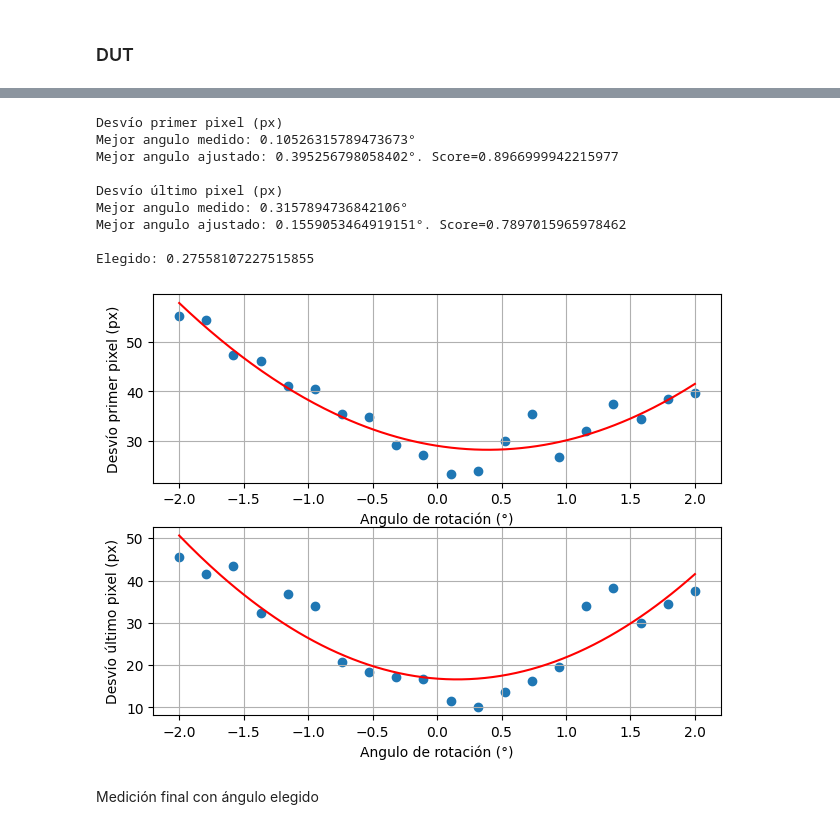
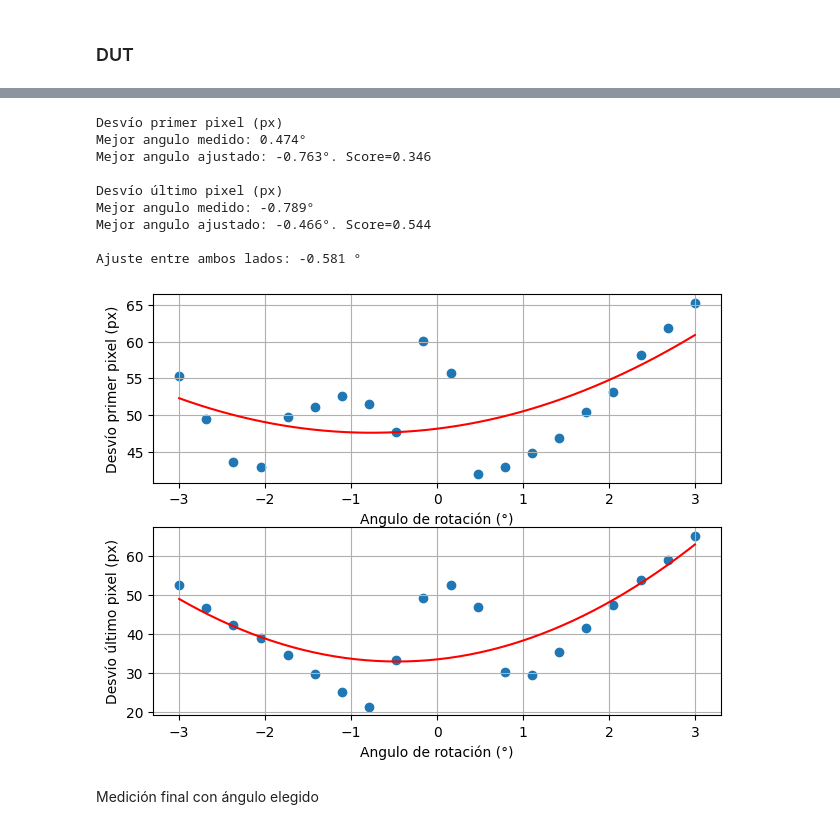
Before and after one commit to MartinMusumano/Medicion_lineas_RF, a Jupyter notebook: medicion_diametros.ipynb, the cells around one changed output, grey strips where cells are left out. Saved outputs shown, nothing was run; the diff lists cells and outputs as text; code cells hidden in the pictures.

```diff
--- a/medicion_diametros.ipynb
+++ b/medicion_diametros.ipynb
@@ -171,48 +194,25 @@ ENDEREZAMIENTO
-# %%
-if ENDEREZAR:
-    # Generar vector de grados, si el mínimo de la curva se encuentra
-    # muy desplazado, volver a generarlo teniendo eso en cuenta
-    grados = np.linspace(-2, 2, 20) # Válido para ángulos pequeños (pueden perderse los bordes al cortar, verificar)
-    results = []
-
-    for i,g in enumerate(grados):   # Verifica uno a uno los ángulos
-        img = rotate_and_cut(dut, g)  # Rota la imagen g grados
-        if CANNY:
-            edges = Canny_Edges(img, th1_dut, th2_dut, l2g, bs)    #Deteccion de bordes
-        else:
-            edges = Thresholding(img, th1_dut, th2_dut)
-
-        firsts = []
-        lasts = []
-        for row in edges:
-            f = first_pixel(row)
-            l = last_pixel(row)
-            if f:
-                firsts.append(f)
-            if l:
-                lasts.append(l)
-        results.append( [np.std(firsts), np.std(lasts)])
-
-    results = np.array(results)
-
-    fig, ax = plt.subplots(2)
-    fig.tight_layout()
-    angulo1 = ridge_grados(grados, results[:,0], 2, ax[0], alpha=0, label="Desvío primer pixel (px)")
-    angulo2 = ridge_grados(grados, results[:,1], 2, ax[1], alpha=0, label="Desvío último pixel (px)")
-    angulo_elegido = (angulo1 + angulo2)/2
-    print("Elegido:", angulo_elegido)
-else:
-    angulo_elegido = 0
-# %% [output]
-Desvío primer pixel (px)
-Mejor angulo medido: 0.10526315789473673°
-Mejor angulo ajustado: 0.395256798058402°. Score=0.8966999942215977
-
-Desvío último pixel (px)
-Mejor angulo medido: 0.3157894736842106°
-Mejor angulo ajustado: 0.1559053464919151°. Score=0.7897015965978462
-
-Elegido: 0.27558107227515855
-[figure, removed]
+# %%
+# Generar vector de grados, si el mínimo de la curva se encuentra
+# muy desplazado, volver a generarlo teniendo eso en cuenta.
+grados = np.linspace(-3, 3, 20)
+
+if ENDEREZAR:
+    if CANNY:
+        angulo_elegido = align(dut, grados, Canny_Edges, th1=th1_dut, th2=th2_dut, L2gradient=l2g, blur_size=bs)
+    else:
+        angulo_elegido = align(dut, grados, Thresholding, thresh=th1_dut, max_val=th2_dut)
+else:
+    angulo_elegido = 0
+# %% [output]
+Desvío primer pixel (px)
+Mejor angulo medido: 0.474°
+Mejor angulo ajustado: -0.763°. Score=0.346
+
+Desvío último pixel (px)
+Mejor angulo medido: -0.789°
+Mejor angulo ajustado: -0.466°. Score=0.544
+
+Ajuste entre ambos lados: -0.581 °
+[figure, added]
 # %%
 #Ajuste a mano
```
Also changed, not shown: parts of 28 cells of this notebook, 1 other file.
